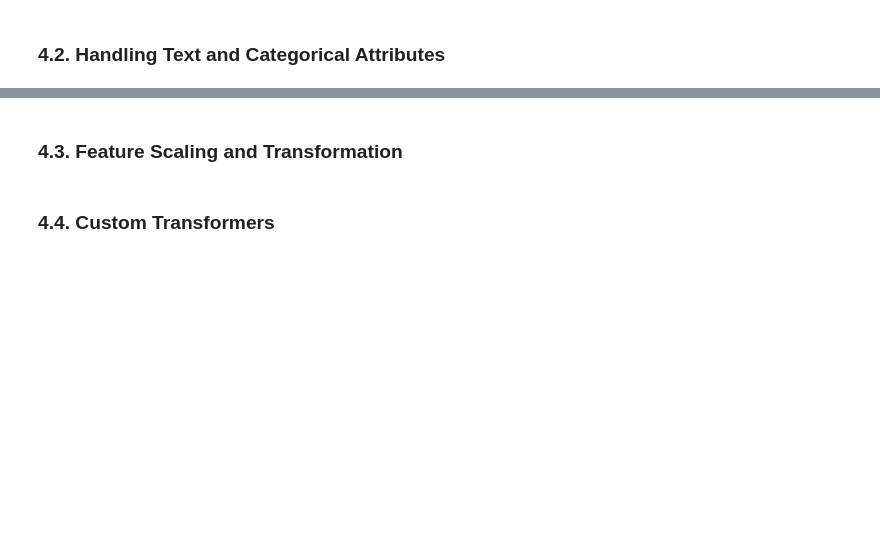
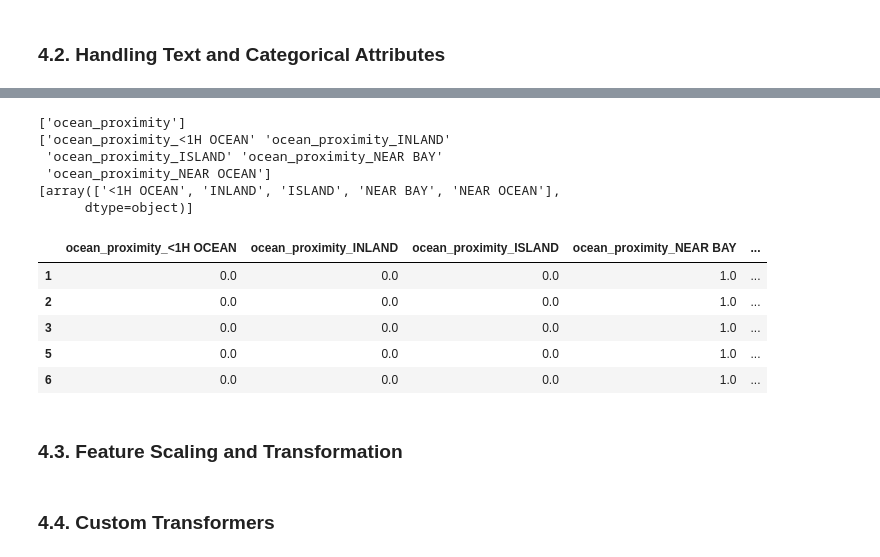
Before and after one commit to JinDai666/Hands-On-ML-Notes, a Jupyter notebook: ch02-end-to-end-ml-project/ch02_end-to-end-ml-project.ipynb, the cells around one changed output, grey strips where cells are left out. Drawn from its saved outputs; the diff is of its cells as text; code cells hidden in the pictures; blank space fills up the shorter version.

Commit message:
ch02: WIP - feature scaling and transformation

```diff
--- a/ch02-end-to-end-ml-project/ch02_end-to-end-ml-project.ipynb
+++ b/ch02-end-to-end-ml-project/ch02_end-to-end-ml-project.ipynb
@@ -311,0 +330,7 @@ housing_tr = pd.DataFrame(X, columns = housing_num.columns, index = housing_num.
+# %%
+housing_cat = housing.select_dtypes(include = 'object').copy()
+# %%
+from sklearn.preprocessing import OneHotEncoder
+
+one_hot_encoder = OneHotEncoder()
+housing_cat_1hot = one_hot_encoder.fit_transform(housing_cat)
@@ -312,3 +356,26 @@ housing_tr = pd.DataFrame(X, columns = housing_num.columns, index = housing_num.
+# %%
+print(one_hot_encoder.feature_names_in_)
+print(one_hot_encoder.get_feature_names_out())
+print(one_hot_encoder.categories_)
+# %% [output]
+['ocean_proximity']
+['ocean_proximity_<1H OCEAN' 'ocean_proximity_INLAND'
+ 'ocean_proximity_ISLAND' 'ocean_proximity_NEAR BAY'
+ 'ocean_proximity_NEAR OCEAN']
+[array(['<1H OCEAN', 'INLAND', 'ISLAND', 'NEAR BAY', 'NEAR OCEAN'],
+      dtype=object)]
+# %%
+housing_cat_dummy = pd.DataFrame(housing_cat_1hot.toarray(),
+                                 columns = one_hot_encoder.get_feature_names_out(),
+                                 index = housing_cat.index)
+housing_cat_dummy.head()
+# %% [output]
+|  | ocean_proximity_<1H OCEAN | ocean_proximity_INLAND | ocean_proximity_ISLAND | ocean_proximity_NEAR BAY | ... |
+| 1 | 0.0 | 0.0 | 0.0 | 1.0 | ... |
+| 2 | 0.0 | 0.0 | 0.0 | 1.0 | ... |
+| 3 | 0.0 | 0.0 | 0.0 | 1.0 | ... |
+| 5 | 0.0 | 0.0 | 0.0 | 1.0 | ... |
+| 6 | 0.0 | 0.0 | 0.0 | 1.0 | ... |
 # %% [markdown]
 ### 4.3. Feature Scaling and Transformation
 # %% [markdown]
```
Also changed, not shown: parts of 7 cells of this notebook.
